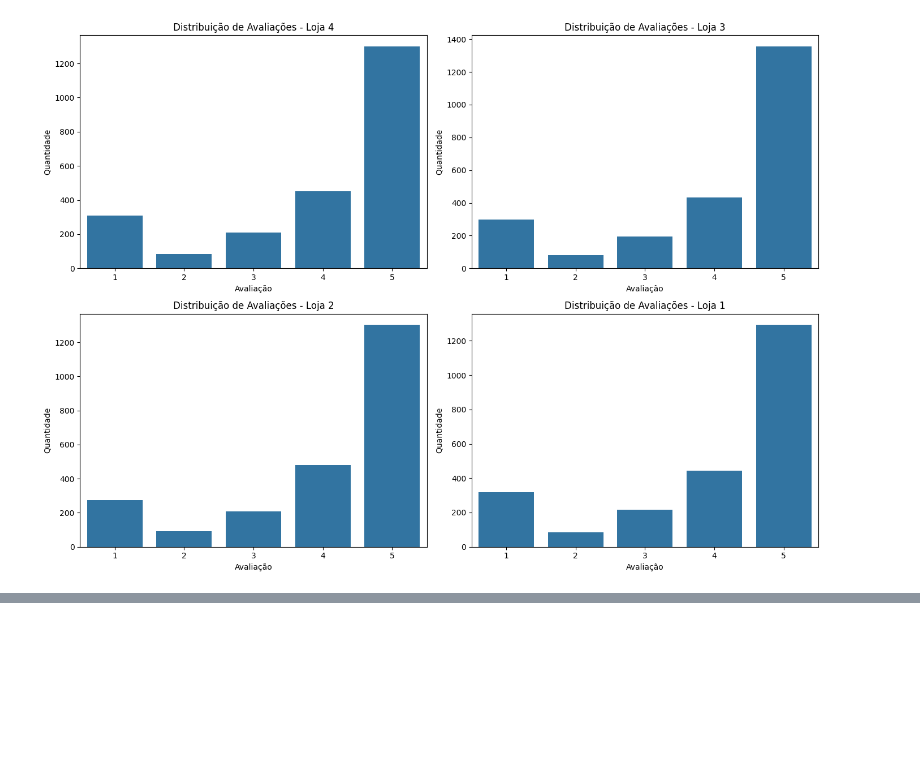
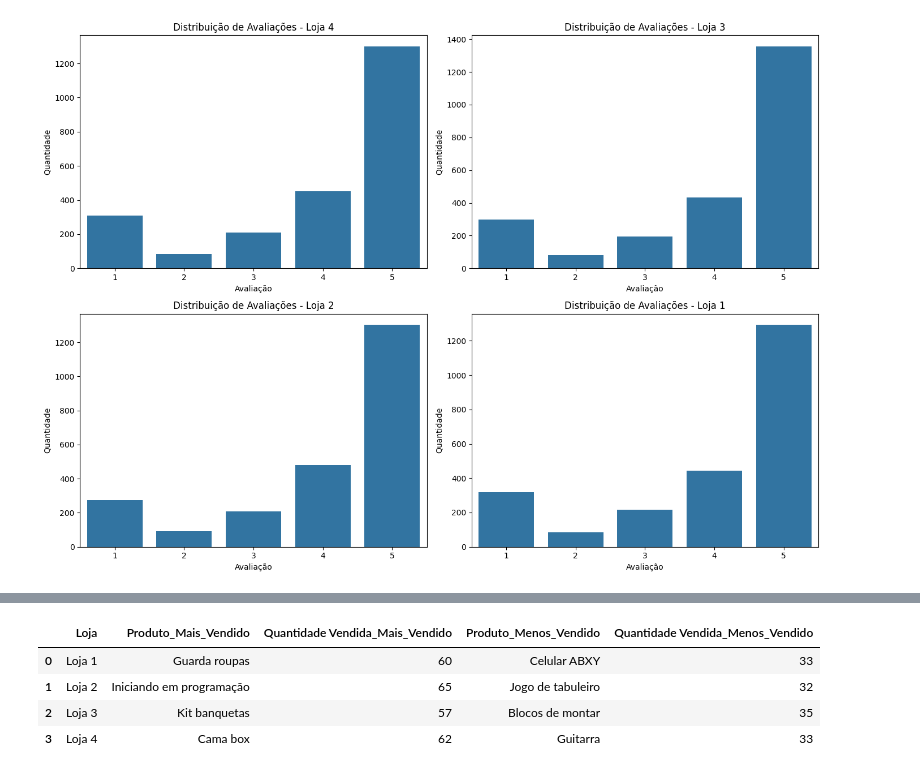
Before and after one commit to biellrodri/data-science-alura, a Jupyter notebook: challenge-alura-store/projeto_alura_store.ipynb, the cells around one changed output, grey strips where cells are left out. Saved outputs shown, nothing was run; the diff lists cells and outputs as text; code cells hidden in the pictures; blank space fills up the shorter version.

```diff
--- a/challenge-alura-store/projeto_alura_store.ipynb
+++ b/challenge-alura-store/projeto_alura_store.ipynb
@@ -231,0 +240,26 @@ plt.show()
+# %%
+#agrupar vendas por loja e produto ---
+vendas_produto = todas_lojas.groupby(['Loja', 'Produto'])['Receita'].count().reset_index()
+vendas_produto.rename(columns={'Receita': 'Quantidade Vendida'}, inplace=True)
+
+#produto mais vendido por loja ---
+mais_vendidos = vendas_produto.loc[vendas_produto.groupby('Loja')['Quantidade Vendida'].idxmax()]
+
+#produto menos vendido por loja ---
+menos_vendidos = vendas_produto.loc[vendas_produto.groupby('Loja')['Quantidade Vendida'].idxmin()]
+
+#combinar resultados para visualização clara ---
+resultado_produtos = mais_vendidos.merge(
+    menos_vendidos, on='Loja', suffixes=('_Mais_Vendido', '_Menos_Vendido')
+)
+
+#ordenar para melhor visualização ---
+resultado_produtos = resultado_produtos.sort_values('Loja')
+
+resultado_produtos
+# %% [output]
+|  | Loja | Produto_Mais_Vendido | Quantidade Vendida_Mais_Vendido | Produto_Menos_Vendido | Quantidade Vendida_Menos_Vendido |
+| 0 | Loja 1 | Guarda roupas | 60 | Celular ABXY | 33 |
+| 1 | Loja 2 | Iniciando em programação | 65 | Jogo de tabuleiro | 32 |
+| 2 | Loja 3 | Kit banquetas | 57 | Blocos de montar | 35 |
+| 3 | Loja 4 | Cama box | 62 | Guitarra | 33 |
```
Also changed, not shown: parts of 7 cells of this notebook.
